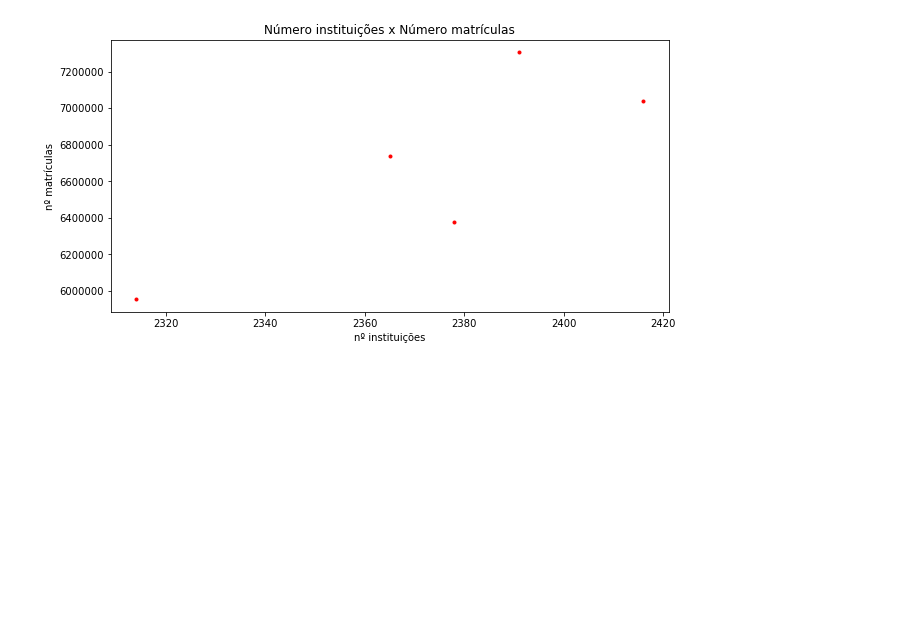
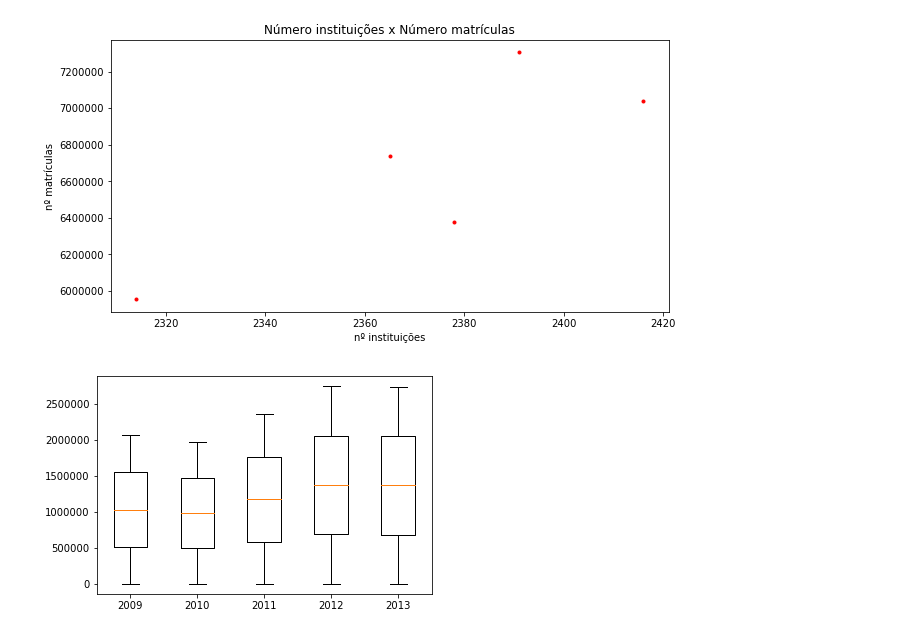
Before and after one commit to sarahraquel/learning_analytics, a Jupyter notebook: INEP.ipynb, the cells around one changed output. Saved outputs shown, nothing was run; the diff lists cells and outputs as text; code cells hidden in the pictures; blank space fills up the shorter version.

```diff
--- a/INEP.ipynb
+++ b/INEP.ipynb
@@ -85,6 +85,10 @@ def plota_grafico_dispersao(titulo, x, y, xlabel, ylabel):
     plt.xlabel(xlabel)
     plt.ylabel(ylabel)
     plt.show()
+
+def generate_box_plot(data, labels):
+    plt.boxplot(data, labels=labels, showfliers=False)
+    plt.show()
 # %%
 import unicodecsv
 
@@ -258,3 +264,9 @@ plota_grafico_dispersao("Número instituições x Número matrículas", list(ins
 # %% [output]
 [figure]
 [figure]
+# %%
+dados_ingressantes = [[int(key), value] for key, value in ingressantes_por_ano.items()]
+
+generate_box_plot(dados_ingressantes, ingressantes_por_ano.keys())
+# %% [output]
+[figure, added]
```
Also changed, not shown: parts of 2 cells of this notebook.
